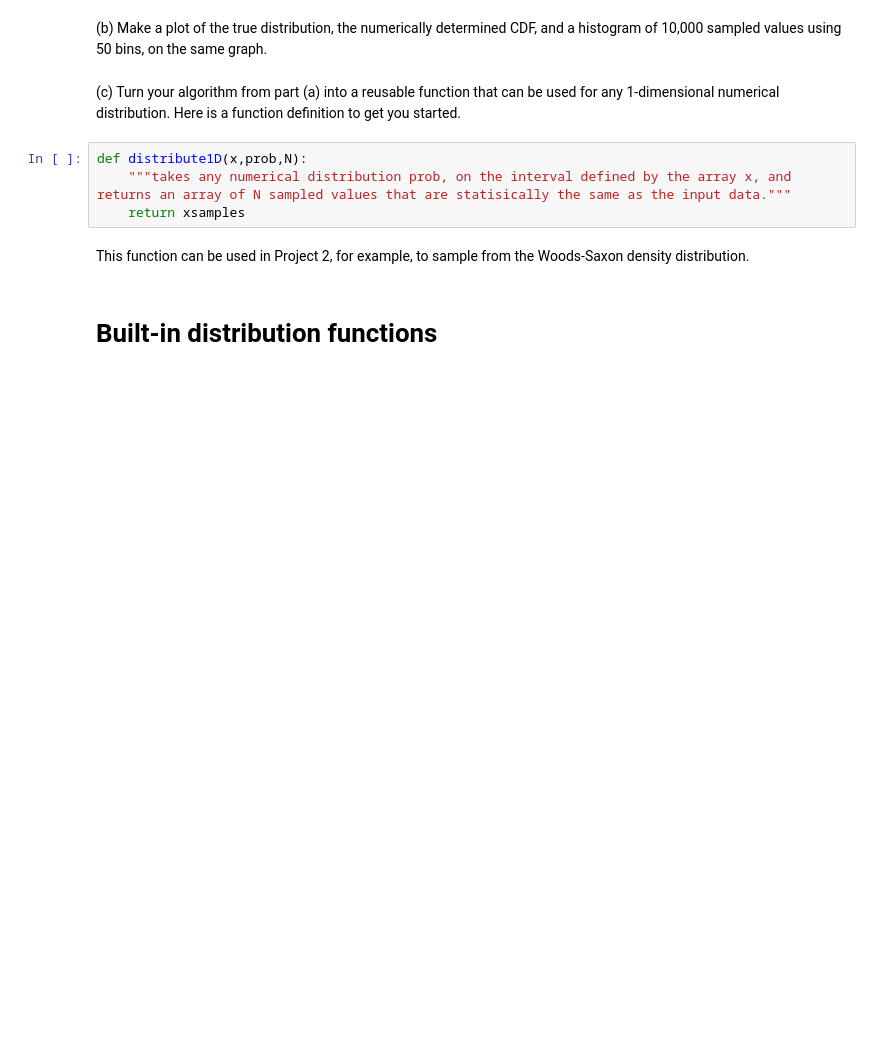
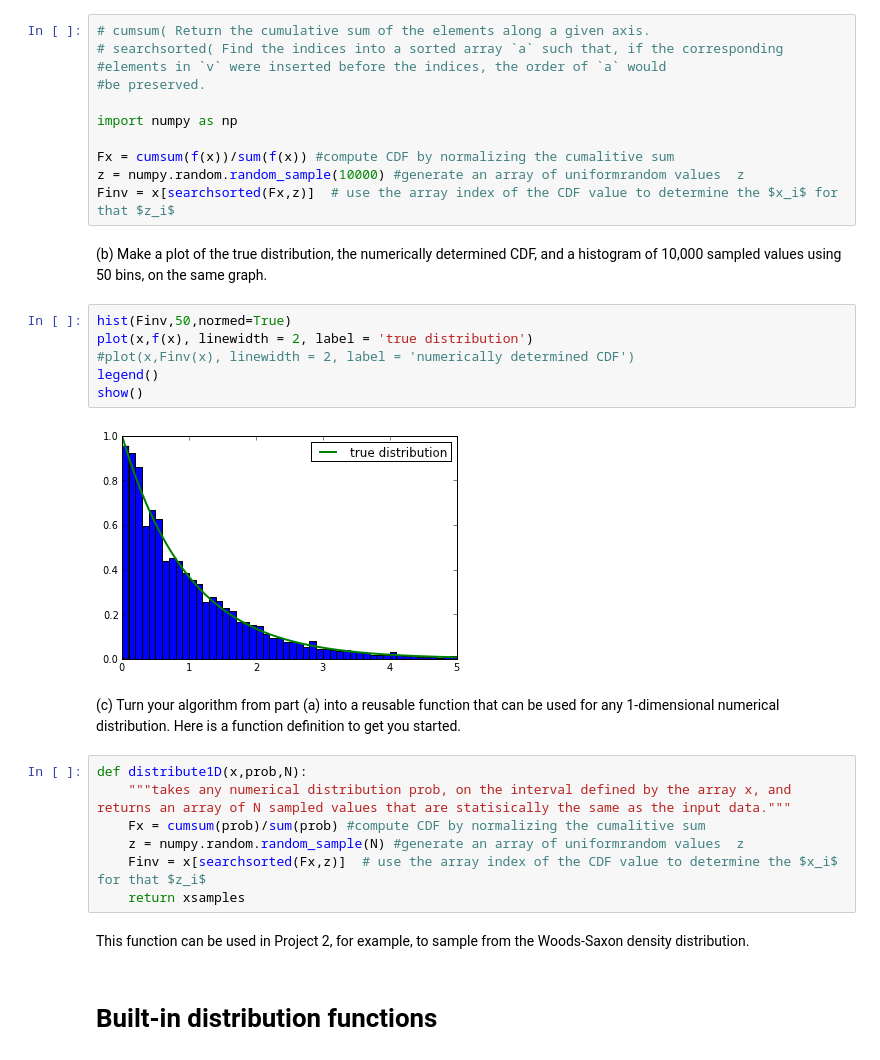
Before and after one commit to psalehsa/PHYS202-S13, a Jupyter notebook: Week8/Week8NotesandExercises.ipynb, the cells around one changed output. Drawn from its saved outputs; the diff is of its cells as text; blank space fills up the shorter version.

```diff
--- a/Week8/Week8NotesandExercises.ipynb
+++ b/Week8/Week8NotesandExercises.ipynb
@@ -184,13 +184,35 @@ V. Use the array index of the CDF value from the previous step to determine the
 # Exercise 2. Exponential function - numerical
 # %% [markdown]
 (a) Write a program to implement the numerical inverse CDF transform algorithm for the exponential function from Exercise 2. You may wish to consult the numpy documentation for using the functions "cumsum" and "searhsorted". Let $\lambda = 1. $
+# %%
+# cumsum( Return the cumulative sum of the elements along a given axis.
+# searchsorted( Find the indices into a sorted array `a` such that, if the corresponding
+#elements in `v` were inserted before the indices, the order of `a` would
+#be preserved.
+
+import numpy as np
+
+Fx = cumsum(f(x))/sum(f(x)) #compute CDF by normalizing the cumalitive sum
+z = numpy.random.random_sample(10000) #generate an array of uniformrandom values  z
+Finv = x[searchsorted(Fx,z)]  # use the array index of the CDF value to determine the $x_i$ for that $z_i$
 # %% [markdown]
 (b) Make a plot of the true distribution, the numerically determined CDF, and a histogram of 10,000 sampled values using 50 bins, on the same graph.
+# %%
+hist(Finv,50,normed=True)
+plot(x,f(x), linewidth = 2, label = 'true distribution')
+#plot(x,Finv(x), linewidth = 2, label = 'numerically determined CDF')
+legend()
+show()
+# %% [output]
+[figure, added]
 # %% [markdown]
 (c) Turn your algorithm from part (a) into a reusable function that can be used for any 1-dimensional numerical distribution. Here is a function definition to get you started.
 # %%
 def distribute1D(x,prob,N):
     """takes any numerical distribution prob, on the interval defined by the array x, and returns an array of N sampled values that are statisically the same as the input data."""
+    Fx = cumsum(prob)/sum(prob) #compute CDF by normalizing the cumalitive sum
+    z = numpy.random.random_sample(N) #generate an array of uniformrandom values  z
+    Finv = x[searchsorted(Fx,z)]  # use the array index of the CDF value to determine the $x_i$ for that $z_i$
     return xsamples
 # %% [markdown]
 This function can be used in Project 2, for example, to sample from the Woods-Saxon density distribution.
```
Also changed, not shown: parts of 8 cells of this notebook.
